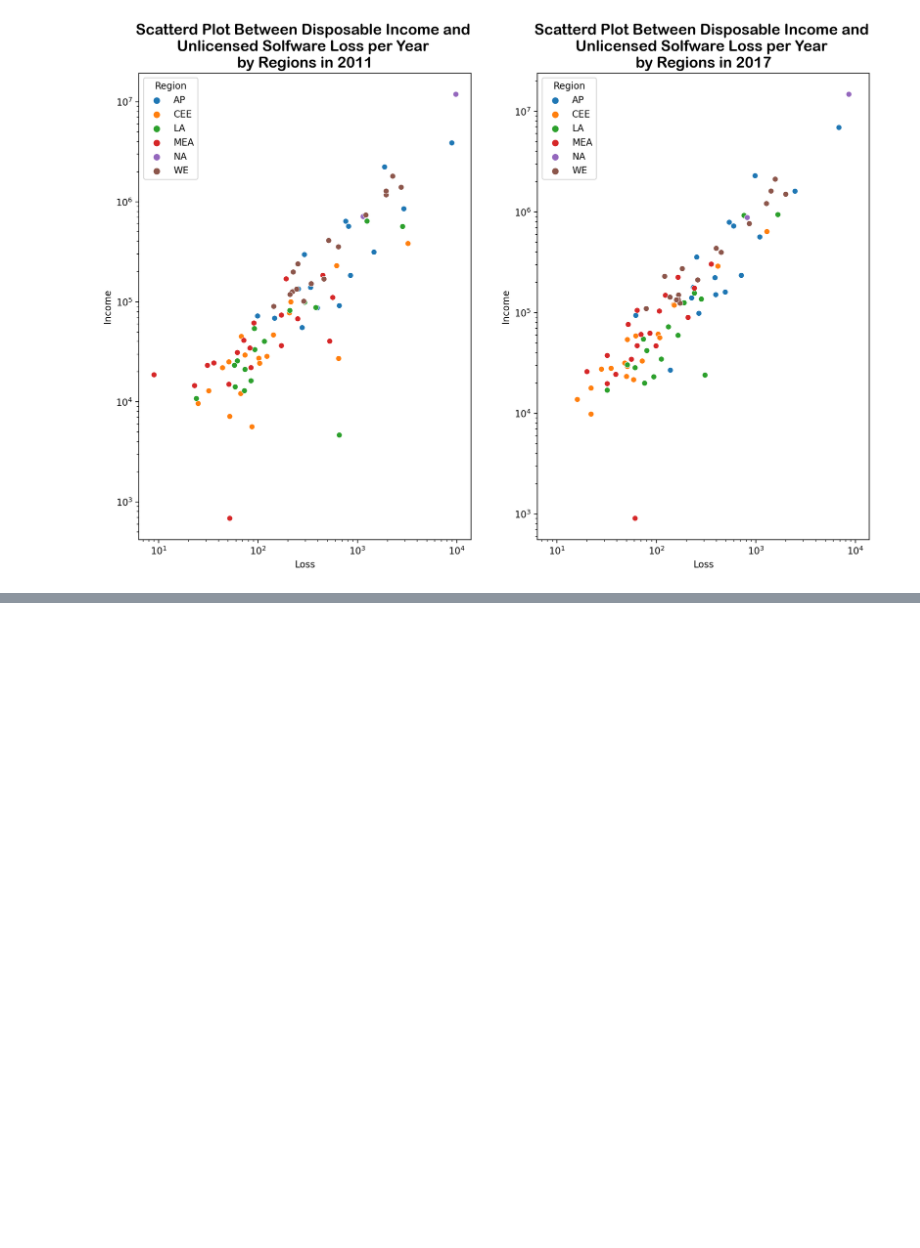
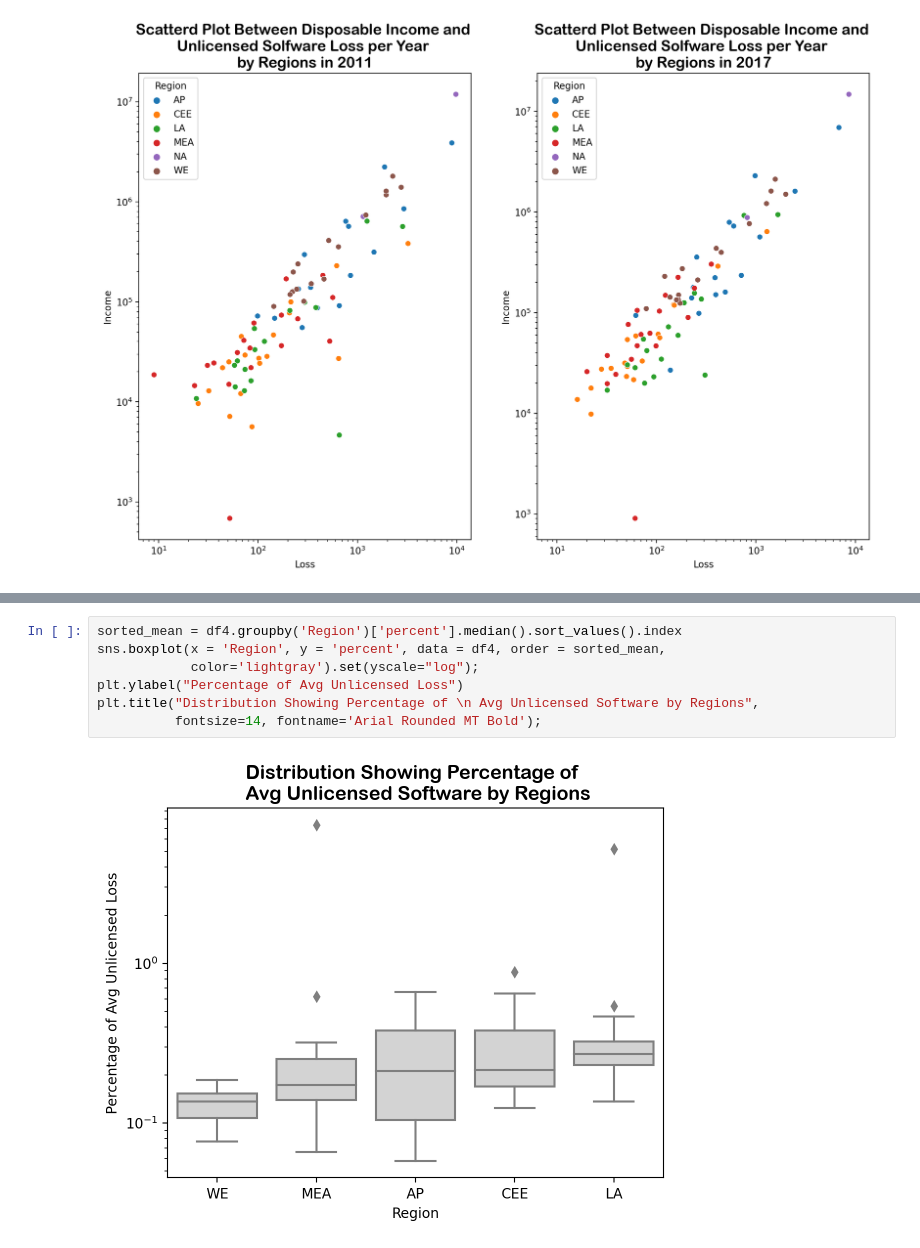
Before and after one commit to purachai-phonwisut/machine_learning_project, a Jupyter notebook: Com.ipynb, the cells around one changed output, grey strips where cells are left out. Drawn from its saved outputs; the diff is of its cells as text; blank space fills up the shorter version.

```diff
--- a/Com.ipynb
+++ b/Com.ipynb
@@ -300,0 +332,9 @@ grid2.set(yscale="log", xscale="log");
+# %%
+sorted_mean = df4.groupby('Region')['percent'].median().sort_values().index
+sns.boxplot(x = 'Region', y = 'percent', data = df4, order = sorted_mean,
+            color='lightgray').set(yscale="log");
+plt.ylabel("Percentage of Avg Unlicensed Loss")
+plt.title("Distribution Showing Percentage of \n Avg Unlicensed Software by Regions",
+          fontsize=14, fontname='Arial Rounded MT Bold');
+# %% [output]
+[figure, added]
```
Also changed, not shown: parts of 6 cells of this notebook.
